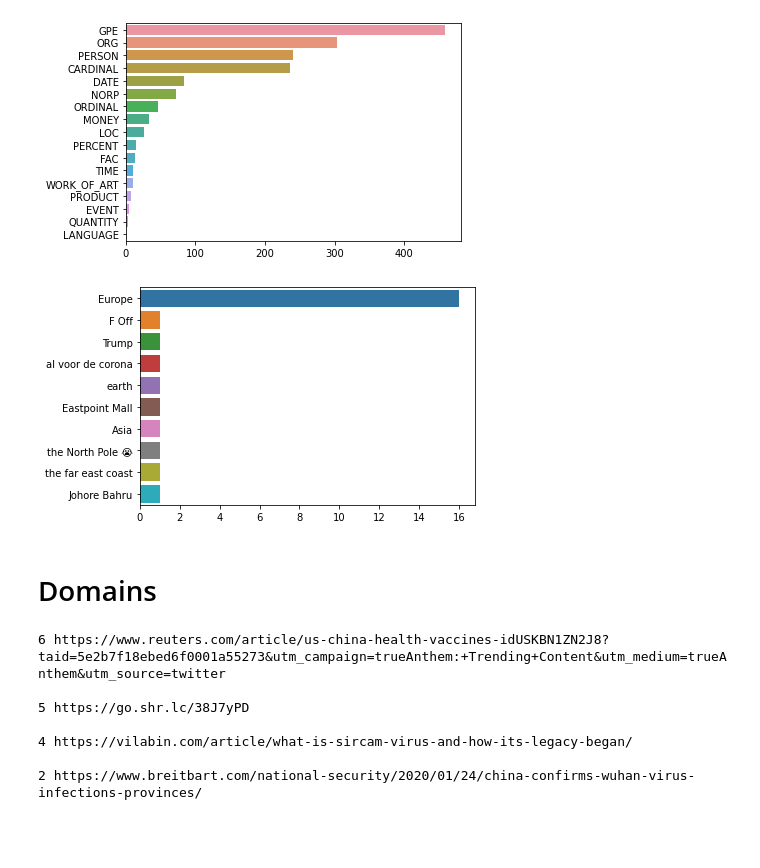
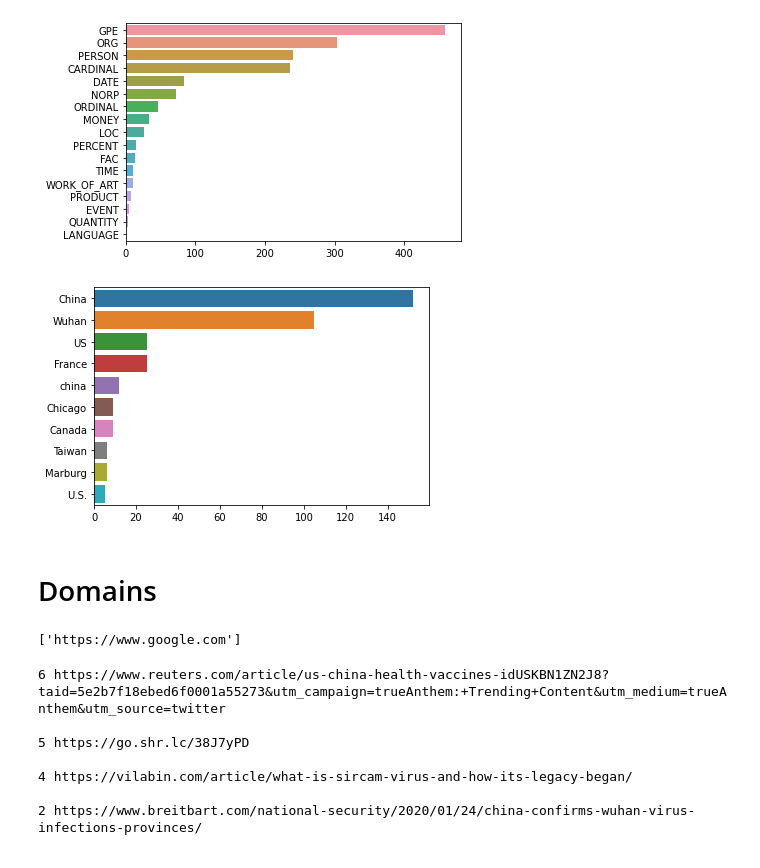
Before and after one commit to tomashege/research_project, a Jupyter notebook: Tomas/sentiment.ipynb, the cells around one changed output. Saved outputs shown, nothing was run; the diff lists cells and outputs as text; code cells hidden in the pictures.

```diff
--- a/Tomas/sentiment.ipynb
+++ b/Tomas/sentiment.ipynb
@@ -27,7 +27,7 @@ path = "./hydrated/"
 files = os.listdir(path)
 tweets = []
 for i in files:
-    if i == ".DS_Store":
+    if i == ".DS_Store" or i == ".ipynb_checkpoints":
         continue
     tweets_per_file = []
     with open(path+i, 'r') as read:
@@ -196,25 +196,25 @@ sns.barplot(x=y,y=x)
 # %%
 def display(ents):
     def ner(text,ent=ents):
         doc = nlp(text)
         return [X.text for X in doc.ents if X.label_ == ent]
 
     gpe = df['full_text'].apply(lambda x: ner(x))
     gpe = [i for x in gpe for i in x]
     counter = Counter(gpe)
     x,y=map(list,zip(*counter.most_common(10)))
     sns.barplot(y,x)
 
-#display("GPE")
+display("GPE")
 #display("ORG")
 #display("PERSON") # this does not work so well, it think corona is a person
 #display("CARDINAL")
 #display("DATE")
 #display("NORP")
 #display("MONEY") # nor does this work at all...
-display("LOC")
+#display("LOC")
 # %% [output]
-[figure, old version]
+[figure, new version]
 # %% [markdown]
 # Domains
 # %%
@@ -235,6 +235,9 @@ for i in df['full_text'].values.tolist():
         for i in temp:
             tweet_urls_tiny.append(i)
 # THIS IS NOT NEEDED AS TWITTER STORES THE DOMAINS IN A FEILD>>>
+find("jhkwqjdhkqjwhdqwdjhqwd jqlwdkjqlwkjd https://www.google.com gldglqwdhgqwdqwjdhjwhdqjwhdgqjwhdgqhjwdgqdhjwgjqhwd")
+# %% [output]
+['https://www.google.com']
 # %%
 #https://stackoverflow.com/questions/44113335/extract-domain-from-url-in-python
 #https://stackoverflow.com/questions/4201062/how-can-i-unshorten-a-url
```
Also changed, not shown: parts of 5 cells of this notebook.
